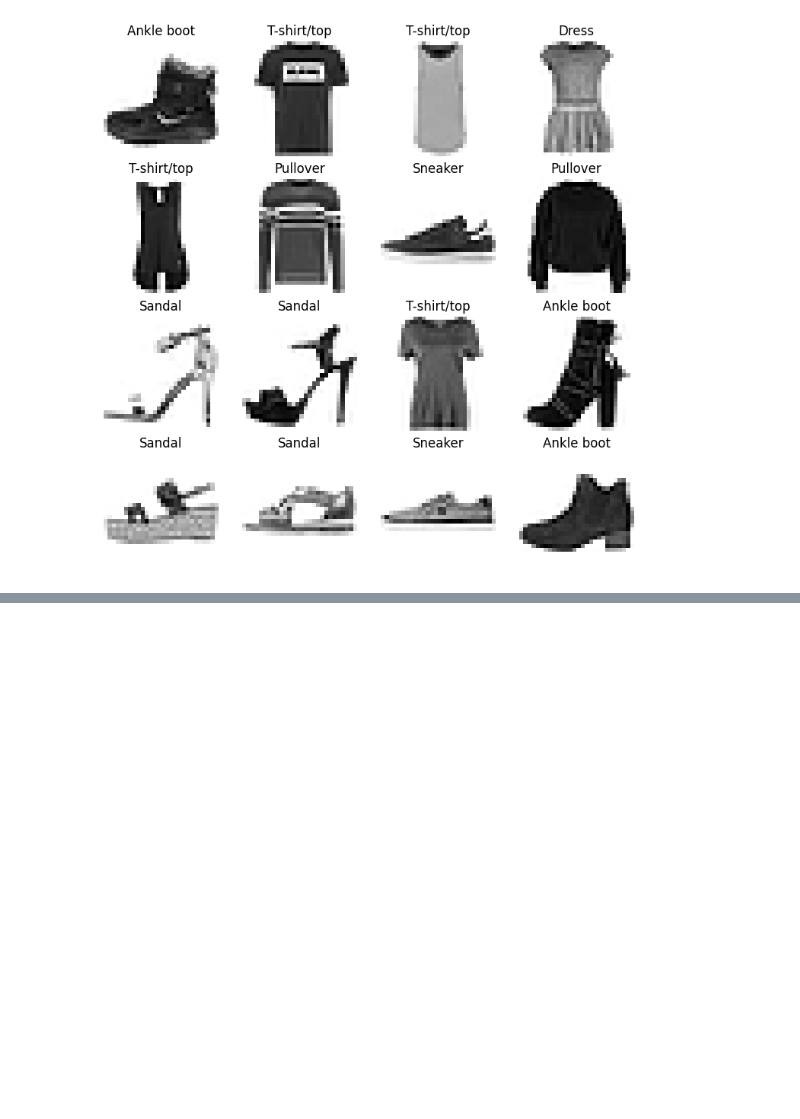
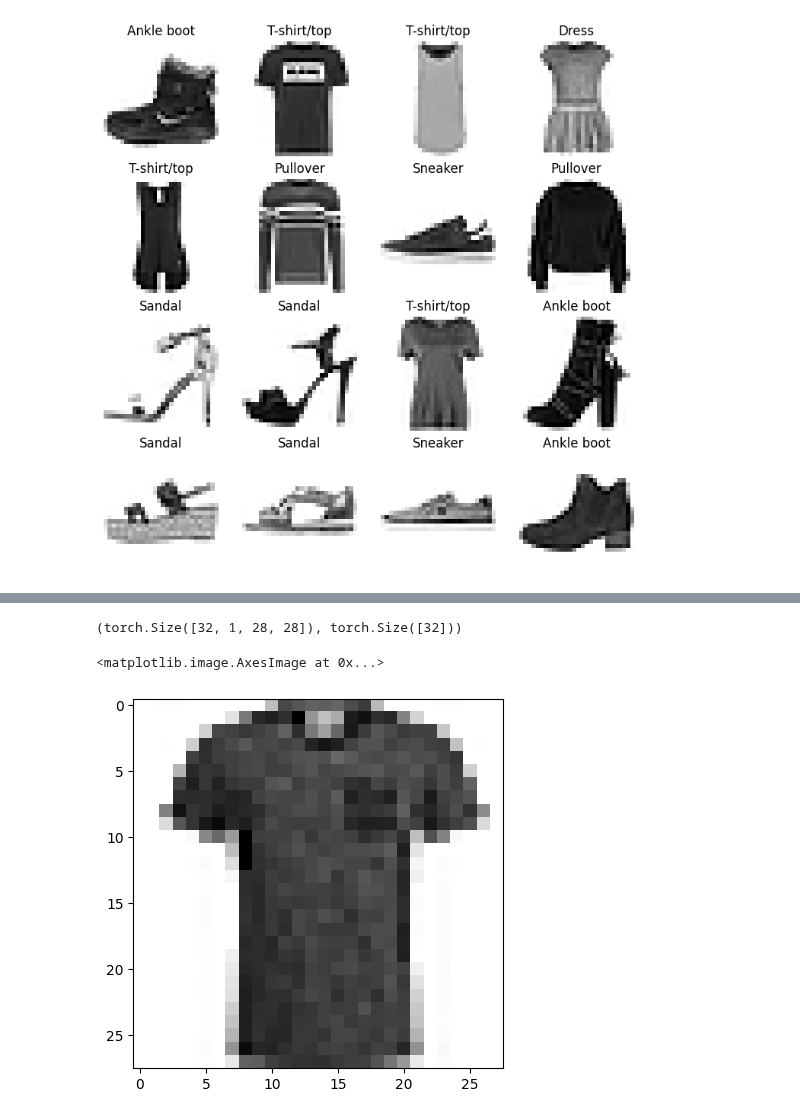
Before and after one commit to GaborVxxx/ml_notes, a Jupyter notebook: L6.ipynb, the cells around one changed output, grey strips where cells are left out. Cells and saved outputs as stored; diff of their text form; code cells hidden in the pictures; blank space fills up the shorter version.

```diff
--- a/L6.ipynb
+++ b/L6.ipynb
@@ -29,6 +29,12 @@ print(f"Torchvision version: {torchvision.__version__}")
 # %% [output]
 PyTorch version: 2.5.1+cu121
 Torchvision version: 0.20.1+cu121
+# %%
+# Set up hyperparameters
+BATCH_SIZE = 32
+NUM_EPOCHS = 100
+LEARNING_RATE = 0.1
+RANDOM_SEED = 42
 # %%
 # Utils
 def accuracy_fn(y_true, y_pred):
@@ -192,0 +212,21 @@ for i in range(rows * cols):
+# %%
+# Prepare DataLoder
+
+train_dataloader = torch.utils.data.DataLoader(
+  dataset=train_data,
+  batch_size=BATCH_SIZE,
+  shuffle=True,
+  num_workers=1,
+  pin_memory=True
+)
+
+test_dataloader = torch.utils.data.DataLoader(
+  dataset=test_data,
+  batch_size=BATCH_SIZE,
+  shuffle=False, # keep it in order, better for testing
+  num_workers=1,
+  pin_memory=True
+)
+
+len(train_dataloader)
+type(train_dataloader)
@@ -192,0 +240,16 @@ for i in range(rows * cols):
+# %%
+# Check out what is insode the dataloader
+
+train_features_batch, train_labels_batch = next(iter(train_dataloader))
+train_features_batch.shape, train_labels_batch.shape
+# %% [output]
+(torch.Size([32, 1, 28, 28]), torch.Size([32]))
+# %%
+# Show a sample
+torch.manual_seed(RANDOM_SEED)
+random_idx = torch.randint(low=0, high=len(train_features_batch), size=(1,)).item()
+img, label = train_features_batch[random_idx], train_labels_batch[random_idx]
+plt.imshow(img.squeeze(), cmap="binary")
+# %% [output]
+<matplotlib.image.AxesImage at 0x...>
+[figure, added]
```
Also changed, not shown: parts of 4 cells of this notebook.
